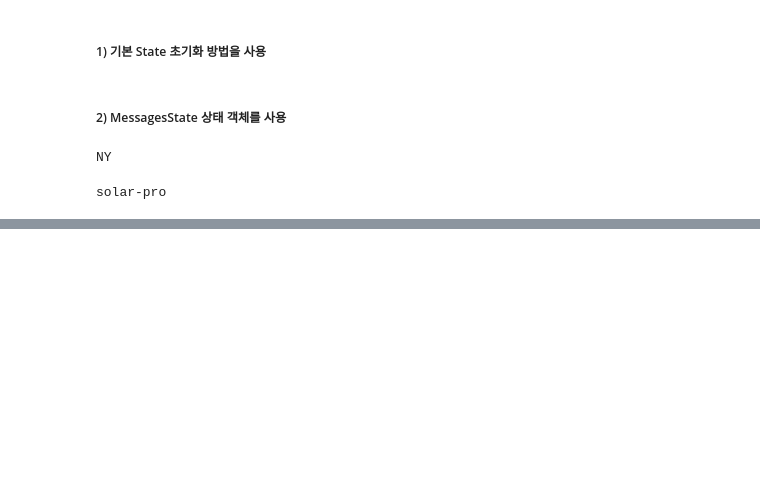
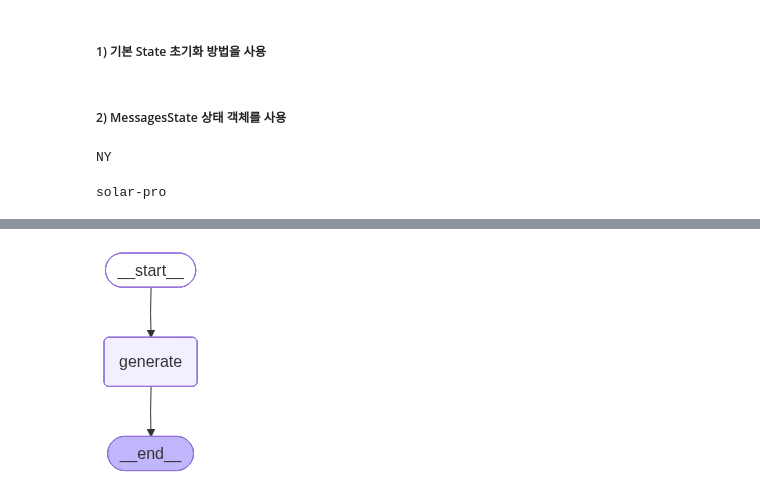
Before and after one commit to mysoyul/LangChain_Experimental_RAG, a Jupyter notebook: 05LangGraph/03_LangGraph_MessageState_Basic.ipynb, the cells around one changed output, grey strips where cells are left out. Cells and saved outputs as stored; diff of their text form; code cells hidden in the pictures; blank space fills up the shorter version.

Commit message:
langgraph update

```diff
--- a/05LangGraph/03_LangGraph_MessageGraph_Basic.ipynb
+++ b/05LangGraph/03_LangGraph_MessageState_Basic.ipynb
@@ -370,42 +409,43 @@ solar-pro
 # %%
-from typing import List, Dict, Any
-from langgraph.graph import StateGraph, START, END
-from langchain_core.messages import HumanMessage, AIMessage, BaseMessage
+from typing import Dict, Any
+from langgraph.graph import MessagesState, StateGraph, START, END
+from langchain_core.messages import HumanMessage, AIMessage
 from langchain_core.prompts import ChatPromptTemplate
 
-# MessagesState 정의
-class MessagesState(Dict[str, Any]):
-    messages: List[BaseMessage]
-
- # AI 응답 생성 노드
-def generate_response(state: MessagesState) -> Dict[str, Any]:
+# AI 응답 생성 노드 - MessagesState를 반환 타입으로 사용
+def generate_response(state: MessagesState) -> MessagesState:
     # 시스템 프롬프트와 메시지 기록을 결합
+    # MessagesState는 messages 필드를 자동으로 가지고 있습니다
     prompt = ChatPromptTemplate.from_messages([
         ("system", "당신은 친절한 AI 어시스턴트입니다. 사용자의 질문에 친절하게 답변해주세요."),
-        *[(msg.type, msg.content) for msg in state["messages"]]
+        *state["messages"]  # MessagesState는 이미 메시지 객체를 포함하고 있음
     ])
 
     # 체인 생성
     chain = prompt | llm
 
     # 응답 생성
     response = chain.invoke({})
 
-    # 새로운 메시지를 상태에 추가
+    # 새로운 메시지를 상태에 추가 (MessagesState 타입으로 반환)
     return {"messages": [response]}
 
-# 그래프 빌더 생성
+# 그래프 빌더 생성 - MessagesState 사용
 graph_builder = StateGraph(MessagesState)
 
 # 노드 추가
 graph_builder.add_node("generate", generate_response)
 
 # 엣지 설정
 graph_builder.add_edge(START, "generate")
 graph_builder.add_edge("generate", END)
 
 # 그래프 컴파일
 app = graph_builder.compile()
+
+app
+# %% [output]
+[figure, added]
 # %%
 
 # 실행 예제
```
Also changed, not shown: parts of 17 cells of this notebook.
